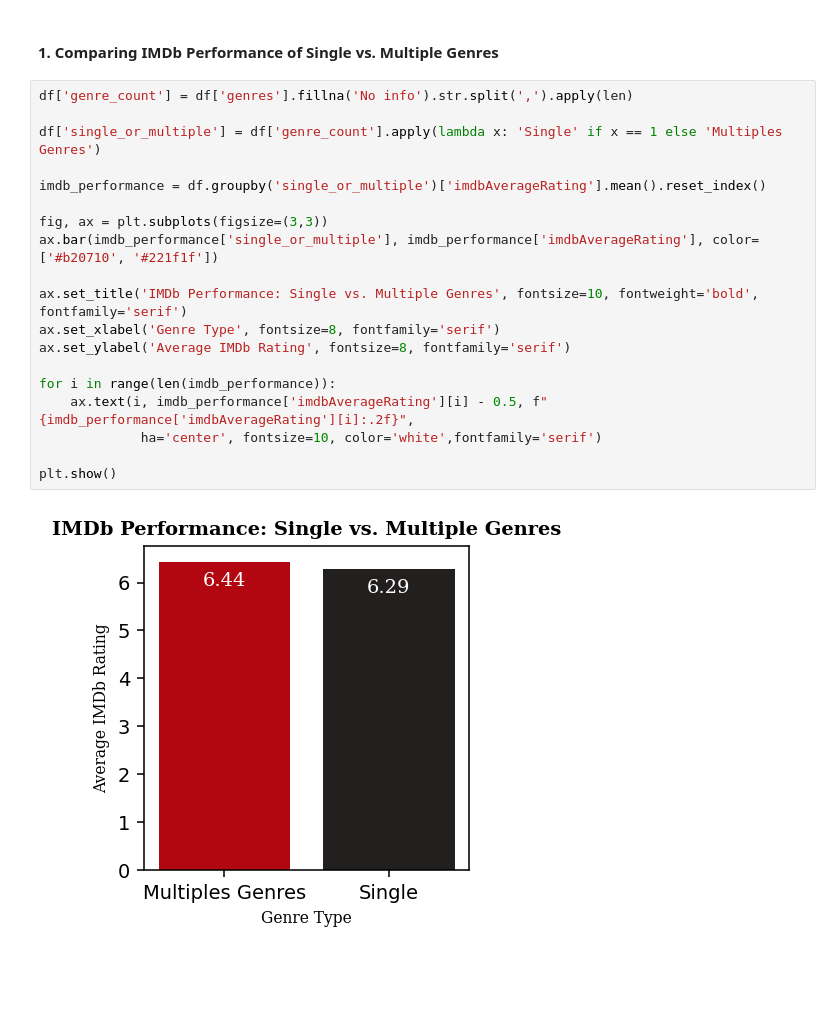
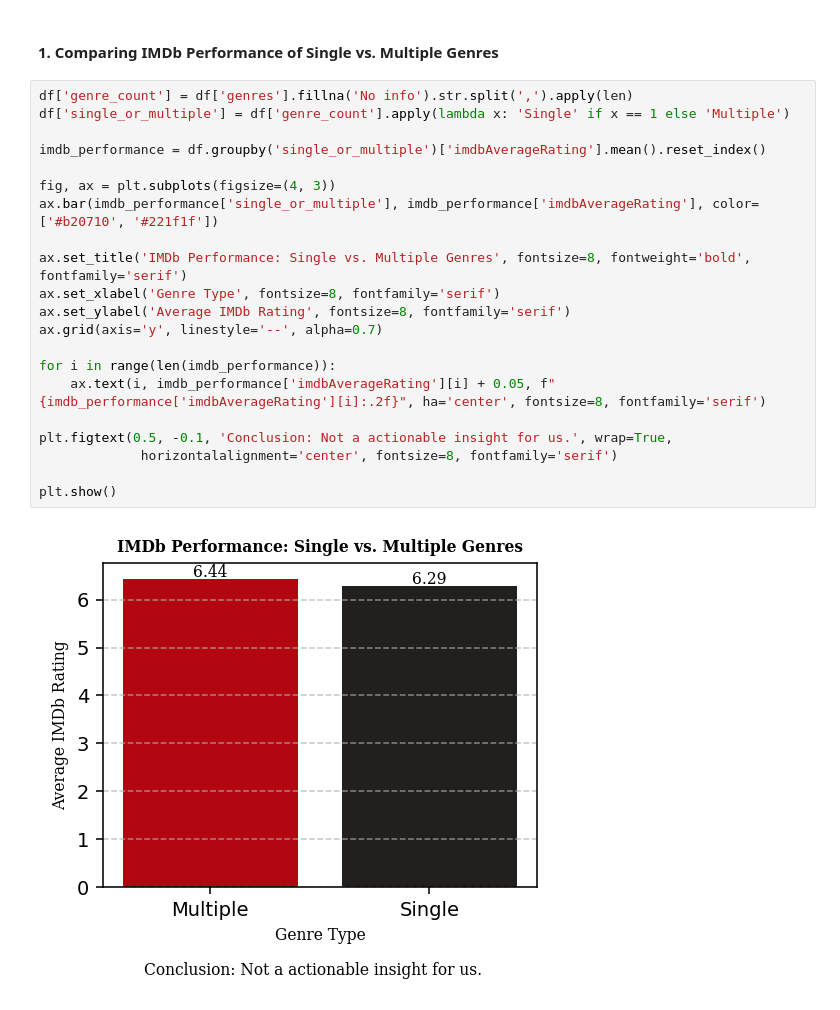
Before and after one commit to giopalmieri/giopalmieri.github.io, a Jupyter notebook: _notebooks/dataviz.ipynb, the cells around one changed output. Saved outputs shown, nothing was run; the diff lists cells and outputs as text; blank space fills up the shorter version.

```diff
--- a/_notebooks/dataviz.ipynb
+++ b/_notebooks/dataviz.ipynb
@@ -167,22 +167,24 @@ This analysis will compare the performance and distribution of genres between mo
 #### 1. Comparing IMDb Performance of Single vs. Multiple Genres
 # %%
 df['genre_count'] = df['genres'].fillna('No info').str.split(',').apply(len)
-
-df['single_or_multiple'] = df['genre_count'].apply(lambda x: 'Single' if x == 1 else 'Multiples Genres')
+df['single_or_multiple'] = df['genre_count'].apply(lambda x: 'Single' if x == 1 else 'Multiple')
 
 imdb_performance = df.groupby('single_or_multiple')['imdbAverageRating'].mean().reset_index()
 
-fig, ax = plt.subplots(figsize=(3,3))
+fig, ax = plt.subplots(figsize=(4, 3))
 ax.bar(imdb_performance['single_or_multiple'], imdb_performance['imdbAverageRating'], color=['#b20710', '#221f1f'])
 
-ax.set_title('IMDb Performance: Single vs. Multiple Genres', fontsize=10, fontweight='bold', fontfamily='serif')
+ax.set_title('IMDb Performance: Single vs. Multiple Genres', fontsize=8, fontweight='bold', fontfamily='serif')
 ax.set_xlabel('Genre Type', fontsize=8, fontfamily='serif')
 ax.set_ylabel('Average IMDb Rating', fontsize=8, fontfamily='serif')
+ax.grid(axis='y', linestyle='--', alpha=0.7)
 
 for i in range(len(imdb_performance)):
-    ax.text(i, imdb_performance['imdbAverageRating'][i] - 0.5, f"{imdb_performance['imdbAverageRating'][i]:.2f}",
-             ha='center', fontsize=10, color='white',fontfamily='serif')
+    ax.text(i, imdb_performance['imdbAverageRating'][i] + 0.05, f"{imdb_performance['imdbAverageRating'][i]:.2f}", ha='center', fontsize=8, fontfamily='serif')
+
+plt.figtext(0.5, -0.1, 'Conclusion: Not a actionable insight for us.', wrap=True,
+             horizontalalignment='center', fontsize=8, fontfamily='serif')
 
 plt.show()
 # %% [output]
-[figure, old version]
+[figure, new version]
```
Also changed, not shown: parts of 9 cells of this notebook, 15 other files.
